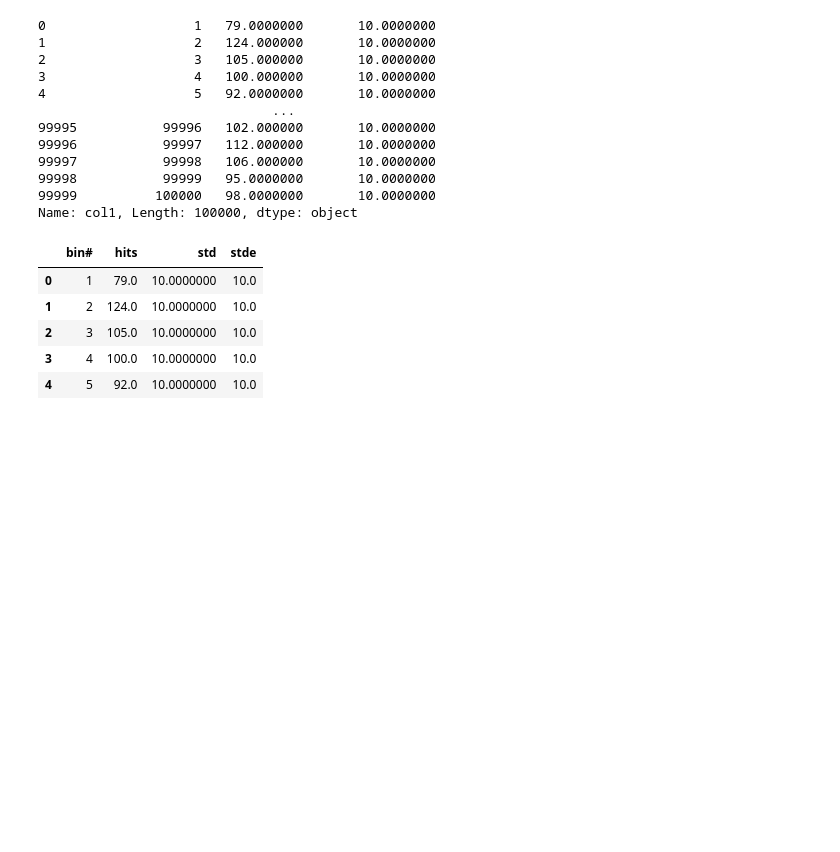
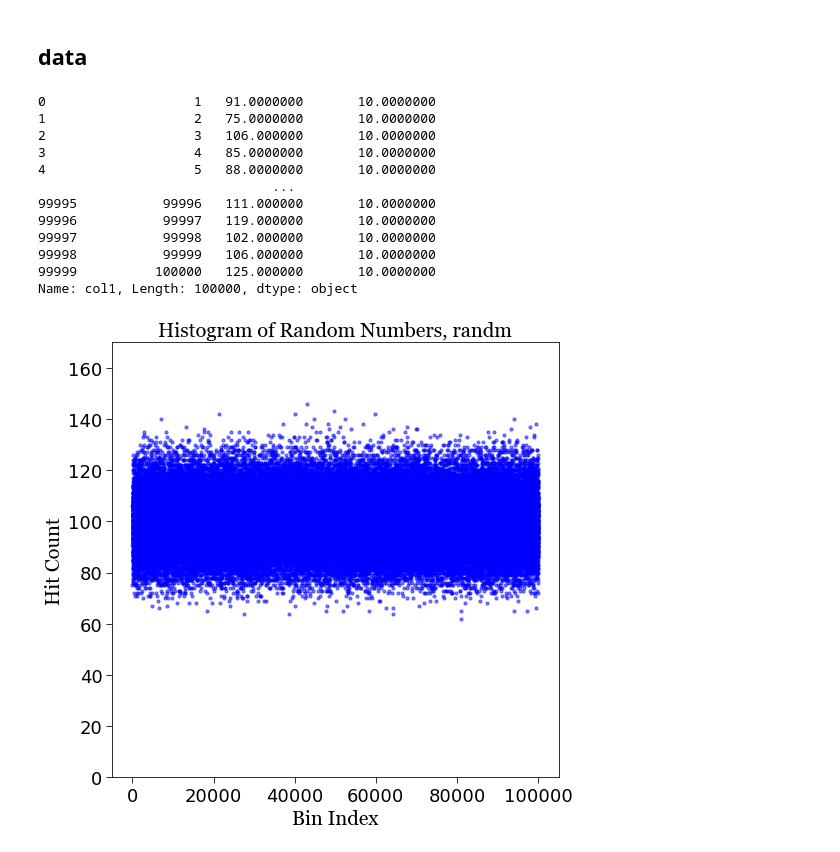
Before and after one commit to chew-in/computational_physics, a Jupyter notebook: RNG/RNG_analysis.ipynb, the cells around one changed output. Drawn from its saved outputs; the diff is of its cells as text; code cells hidden in the pictures; blank space fills up the shorter version.

```diff
--- a/RNG/RNG_analysis.ipynb
+++ b/RNG/RNG_analysis.ipynb
@@ -5 +31,3 @@ data = pd.read_csv('rndtest.out1', header=None, names=['col1'])
+# %% [markdown]
+## data
 # %%
@@ -7,16 +45,16 @@ df = pd.DataFrame(data)
 # %%
-df['col1']
+df_randm['col1']
 # %% [output]
-0                   1   79.0000000       10.0000000
-1                   2   124.000000       10.0000000
-2                   3   105.000000       10.0000000
-3                   4   100.000000       10.0000000
-4                   5   92.0000000       10.0000000
+0                   1   91.0000000       10.0000000
+1                   2   75.0000000       10.0000000
+2                   3   106.000000       10.0000000
+3                   4   85.0000000       10.0000000
+4                   5   88.0000000       10.0000000
                               ...
-99995           99996   102.000000       10.0000000
-99996           99997   112.000000       10.0000000
-99997           99998   106.000000       10.0000000
-99998           99999   95.0000000       10.0000000
-99999          100000   98.0000000       10.0000000
+99995           99996   111.000000       10.0000000
+99996           99997   119.000000       10.0000000
+99997           99998   102.000000       10.0000000
+99998           99999   106.000000       10.0000000
+99999          100000   125.000000       10.0000000
 Name: col1, Length: 100000, dtype: object
 # %%
@@ -31,10 +88,29 @@ df.drop(columns=['col1'], inplace=True)
-# %%
-df.head()
-# %% [output]
-|  | bin# | hits | std | stde |
-| 0 | 1 | 79.0 | 10.0000000 | 10.0 |
-| 1 | 2 | 124.0 | 10.0000000 | 10.0 |
-| 2 | 3 | 105.0 | 10.0000000 | 10.0 |
-| 3 | 4 | 100.0 | 10.0000000 | 10.0 |
-| 4 | 5 | 92.0 | 10.0000000 | 10.0 |
+# %%
+# Create a scatter plot
+plt.figure(figsize=(8, 8))
+ax = plt.gca()
+plt.scatter(df_randm['bin#'], df_randm['hits'], marker='o', color='blue', s=10, \
+            alpha=0.5, label='Data Points')
+
+# Set limits for the x-axis and y-axis
+plt.ylim(0, 170)  # Set the y-axis limits
+
+font = {'family': 'Georgia', 'color':  'black', 'weight': 'normal', 'size': 20}
+
+plt.title('Histogram of Random Numbers, randm', fontdict=font)
+plt.xlabel('Bin Index', fontdict=font)
+plt.ylabel('Hit Count', fontdict=font)
+# plt.legend()
+# plt.grid(True)
+
+# Get the current figure and set its face color to white, for darkmode readability
+plt.gcf().set_facecolor('white')
+
+# Customize tick sizes
+ax.tick_params(axis='both', which='major', labelsize=18, length=6)  # Adjust label size and tick length
+
+plt.savefig('scatter_example.png')
+plt.show()
+# %% [output]
+[figure, added]
 # %%
```
Also changed, not shown: parts of 13 cells of this notebook, 12 other files.
